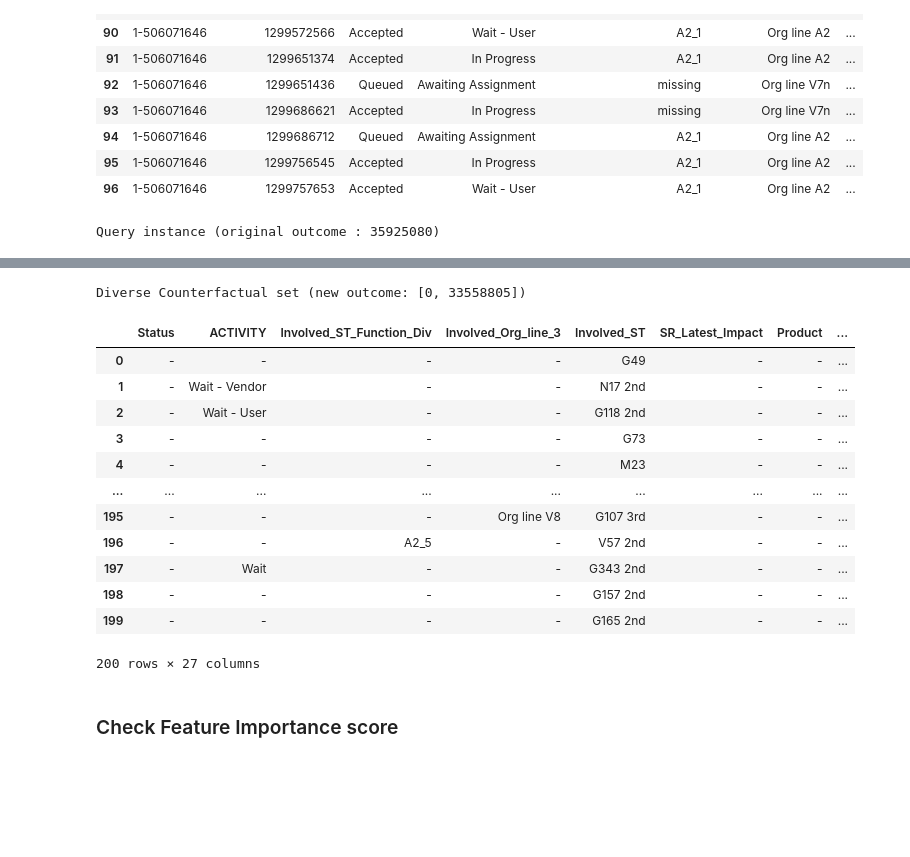
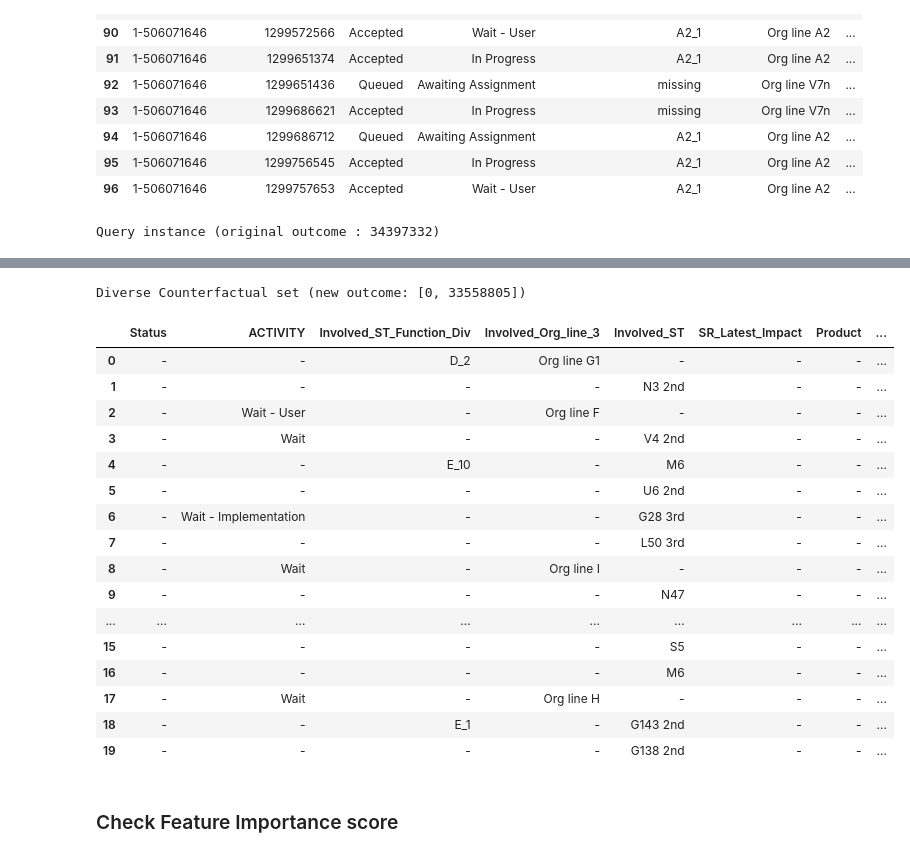
Before and after one commit to herozero777/explainable-prescriptive-analytics, a Jupyter notebook: src/02_DiCE_kpi-time.ipynb, the cells around one changed output, grey strips where cells are left out. Drawn from its saved outputs; the diff is of its cells as text; code cells hidden in the pictures; blank space fills up the shorter version.

```diff
--- a/src/02_DiCE_kpi-time.ipynb
+++ b/src/02_DiCE_kpi-time.ipynb
@@ -61,11 +64,11 @@ activity_column_name = "ACTIVITY"
 # %% [markdown]
 ## Load Data
 # %%
-data_dir = "../preprocessed_datasets/"
+data_dir = "./preprocessed_datasets/"
 train_dataset_file = "train-set-cfe.csv"
 test_dataset_file = "test-set-cfe.csv"
 test_pickle_dataset_file = "test-set-cfe.pkl"
-df = pd.read_csv("../data/VINST cases incidents.csv")  # Use full dataset for transition systens
+df = pd.read_csv("./data/VINST cases incidents.csv")  # Use full dataset for transition systens
 df_train = pd.read_csv(os.path.join(data_dir, train_dataset_file))
 df_test = pd.read_csv(os.path.join(data_dir, test_dataset_file))
 # %% [markdown]
@@ -178,20 +115,8 @@ with open(os.path.join(data_dir, test_pickle_dataset_file), 'rb') as file:
 cols_to_vary = ["ACTIVITY", "Involved_ST_Function_Div", "Involved_Org_line_3", "Involved_ST"]
 
 outcome_name = "lead_time"
-def prepare_df_for_ml(df, outcome_name, columns_to_remove=None) -> tuple[pd.DataFrame, pd.DataFrame]:
-    """
-    :param str outcome_name: name of the target column.
-    """
-    # Before training for ml we need to remove columns that can are not needed for ML model.
-    if columns_to_remove is None:
-        columns_to_remove = ["Change_Date+Time", "time_remaining"]
-    df = df.drop([case_id_name], axis="columns")
-    df = df.drop(columns_to_remove, axis="columns")
-    X = df.drop([outcome_name], axis=1)
-    y = df[outcome_name]
-    return X, y
 
-X_train, y_train = prepare_df_for_ml(df_train, outcome_name)
+X_train, y_train = prepare_df_for_ml(df_train, case_id_name, outcome_name, columns_to_remove=["Change_Date+Time", "time_remaining"])
 # X_test, y_test = prepare_df_for_ml(df_test, outcome_name)
 
 continuous_features = ["time_from_first", "time_from_previous_et", "time_from_midnight", "# ACTIVITY=In Progress", "# ACTIVITY=Awaiting Assignment",
@@ -219,14 +144,14 @@ clf = Pipeline(steps=[('preprocessor', transformations),
 model = clf.fit(X_train, y_train)
 
 # ## Create DiCE model
-d_iris = dice_ml.Data(dataframe=pd.concat([X_train, y_train], axis="columns"),
+data_model = dice_ml.Data(dataframe=pd.concat([X_train, y_train], axis="columns"),
                       continuous_features=continuous_features,
                       outcome_name=outcome_name)
 
 # We provide the type of model as a parameter (model_type)
-m_iris = dice_ml.Model(model=model, backend="sklearn", model_type='regressor')
+ml_backend = dice_ml.Model(model=model, backend="sklearn", model_type='regressor')
 method = DICE_METHOD  # genetic, kdtree, random
-exp_genetic_iris = Dice(d_iris, m_iris, method=method)  # Method random does not support features_weights argument in generate_counterfactuals()
+explainer = Dice(data_model, ml_backend, method=method)  # Method random does not support features_weights argument in generate_counterfactuals()
 # exp_genetic_iris = Dice(d_iris, m_iris, method="kdtree")
 # %% [markdown]
 ## Experiment with Single Queries
@@ -251,32 +176,31 @@ df_train[sidx: eidx]
 # %%
 sidx = 94
 eidx = 95
 total_time_upper_bound = int( y_train[sidx] * (90 / 100) )  # A percentage of the original total time of the trace
 query_instances = X_train[sidx: eidx]
-if method == "genetic":  # or method == "kdtree":
-    feature_weights = {"ACTIVITY": 1.0, "Involved_ST_Function_Div": 1.0, "Involved_Org_line_3": 1.0, "Involved_ST": 1.0}
-    # feature_weights = {"ACTIVITY": 1, "Involved_ST_Function_Div": 1}
-    cfe = exp_genetic_iris.generate_counterfactuals(query_instances, total_CFs=15, desired_range=[0, total_time_upper_bound], features_to_vary=cols_to_vary,
-                                                    feature_weights=feature_weights)
-else:
-    cfe = exp_genetic_iris.generate_counterfactuals(query_instances, total_CFs=200, desired_range=[0, total_time_upper_bound], features_to_vary=cols_to_vary)
+
+cfe = explainer.generate_counterfactuals(query_instances, total_CFs=20, desired_range=[0, total_time_upper_bound], features_to_vary=cols_to_vary)
 
 cfe.visualize_as_dataframe(show_only_changes=True)
 # %% [output]
-Query instance (original outcome : 35925080)
+Query instance (original outcome : 34397332)
 |  | Status | ACTIVITY | Involved_ST_Function_Div | Involved_Org_line_3 | Involved_ST | SR_Latest_Impact | Product | ... |
 | 0 | Queued | Awaiting Assignment | A2_1 | Org line A2 | D8 | Medium | PROD542 | ... |
 Diverse Counterfactual set (new outcome: [0, 33558805])
 |  | Status | ACTIVITY | Involved_ST_Function_Div | Involved_Org_line_3 | Involved_ST | SR_Latest_Impact | Product | ... |
-| 0 | - | - | - | - | G49 | - | - | ... |
-| 1 | - | Wait - Vendor | - | - | N17 2nd | - | - | ... |
-| 2 | - | Wait - User | - | - | G118 2nd | - | - | ... |
-| 3 | - | - | - | - | G73 | - | - | ... |
-| 4 | - | - | - | - | M23 | - | - | ... |
+| 0 | - | - | D_2 | Org line G1 | - | - | - | ... |
+| 1 | - | - | - | - | N3 2nd | - | - | ... |
+| 2 | - | Wait - User | - | Org line F | - | - | - | ... |
+| 3 | - | Wait | - | - | V4 2nd | - | - | ... |
+| 4 | - | - | E_10 | - | M6 | - | - | ... |
+| 5 | - | - | - | - | U6 2nd | - | - | ... |
+| 6 | - | Wait - Implementation | - | - | G28 3rd | - | - | ... |
+| 7 | - | - | - | - | L50 3rd | - | - | ... |
+| 8 | - | Wait | - | Org line I | - | - | - | ... |
+| 9 | - | - | - | - | N47 | - | - | ... |
 | ... | ... | ... | ... | ... | ... | ... | ... | ... |
-| 195 | - | - | - | Org line V8 | G107 3rd | - | - | ... |
-| 196 | - | - | A2_5 | - | V57 2nd | - | - | ... |
-| 197 | - | Wait | - | - | G343 2nd | - | - | ... |
-| 198 | - | - | - | - | G157 2nd | - | - | ... |
-| 199 | - | - | - | - | G165 2nd | - | - | ... |
+| 15 | - | - | - | - | S5 | - | - | ... |
+| 16 | - | - | - | - | M6 | - | - | ... |
+| 17 | - | Wait | - | Org line H | - | - | - | ... |
+| 18 | - | - | E_1 | - | G143 2nd | - | - | ... |
+| 19 | - | - | - | - | G138 2nd | - | - | ... |
-200 rows × 27 columns
```
Also changed, not shown: parts of 21 cells of this notebook, 5 other files.
